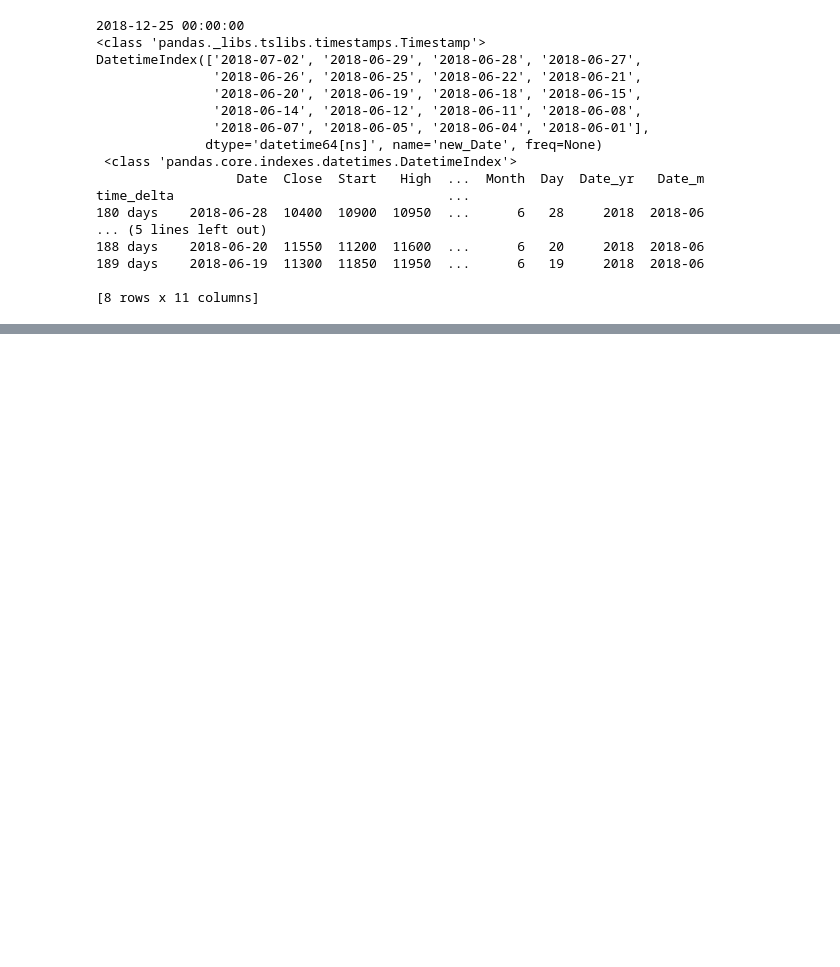
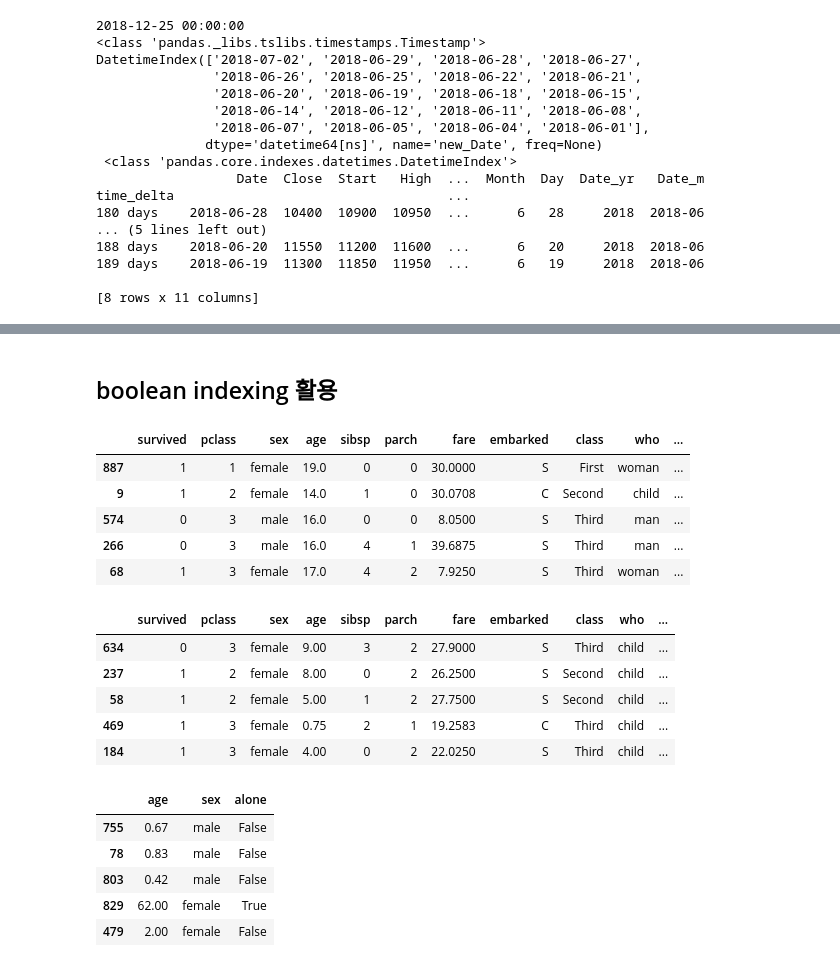
Before and after one commit to ezerwi/python-lecture, a Jupyter notebook: Lecture52_[Mar20]_Python_Basic(11).ipynb, the cells around one changed output, grey strips where cells are left out. Saved outputs shown, nothing was run; the diff lists cells and outputs as text; code cells hidden in the pictures; blank space fills up the shorter version.

```diff
--- a/Lecture52_[Mar20]_Python_Basic(11).ipynb
+++ b/Lecture52_[Mar20]_Python_Basic(11).ipynb
@@ -228,0 +371,25 @@ time_delta                                   ...
+# %% [markdown]
+## boolean indexing 활용
+# %%
+display (titanic [ (titanic.age <20) & (titanic.age >= 10)].sample(5))
+display (titanic [ (titanic.age <10) & (titanic.sex == 'female')].sample(5))
+display (titanic [ (titanic.age <10) | (titanic.age > 60)][['age', 'sex','alone']].sample(5))
+# %% [output]
+|  | survived | pclass | sex | age | sibsp | parch | fare | embarked | class | who | ... |
+| 887 | 1 | 1 | female | 19.0 | 0 | 0 | 30.0000 | S | First | woman | ... |
+| 9 | 1 | 2 | female | 14.0 | 1 | 0 | 30.0708 | C | Second | child | ... |
+| 574 | 0 | 3 | male | 16.0 | 0 | 0 | 8.0500 | S | Third | man | ... |
+| 266 | 0 | 3 | male | 16.0 | 4 | 1 | 39.6875 | S | Third | man | ... |
+| 68 | 1 | 3 | female | 17.0 | 4 | 2 | 7.9250 | S | Third | woman | ... |
+|  | survived | pclass | sex | age | sibsp | parch | fare | embarked | class | who | ... |
+| 634 | 0 | 3 | female | 9.00 | 3 | 2 | 27.9000 | S | Third | child | ... |
+| 237 | 1 | 2 | female | 8.00 | 0 | 2 | 26.2500 | S | Second | child | ... |
+| 58 | 1 | 2 | female | 5.00 | 1 | 2 | 27.7500 | S | Second | child | ... |
+| 469 | 1 | 3 | female | 0.75 | 2 | 1 | 19.2583 | C | Third | child | ... |
+| 184 | 1 | 3 | female | 4.00 | 0 | 2 | 22.0250 | S | Third | child | ... |
+|  | age | sex | alone |
+| 755 | 0.67 | male | False |
+| 78 | 0.83 | male | False |
+| 803 | 0.42 | male | False |
+| 829 | 62.00 | female | True |
+| 479 | 2.00 | female | False |
```
Also changed, not shown: parts of 18 cells of this notebook.
